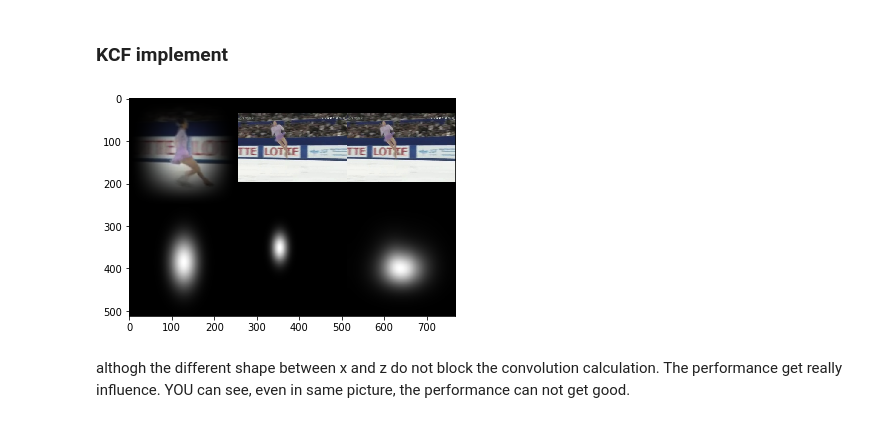
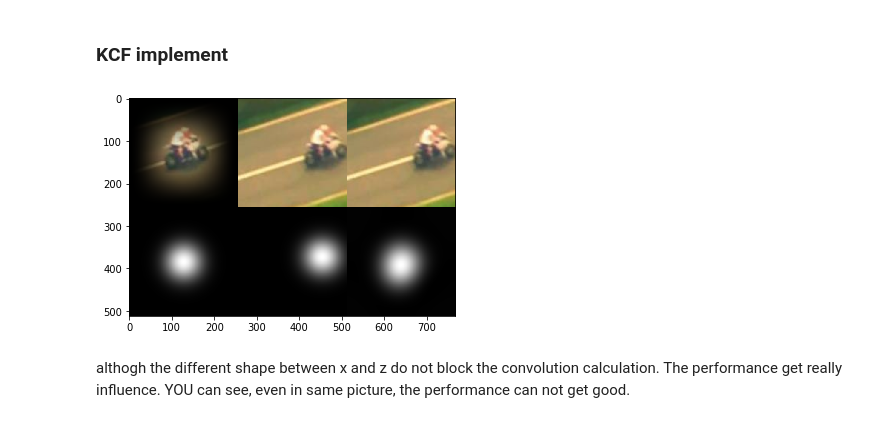
Before and after one commit to veya2ztn/FFTtracking, a Jupyter notebook: FFTtracking_small.ipynb, the cells around one changed output. Drawn from its saved outputs; the diff is of its cells as text; code cells hidden in the pictures.

```diff
--- a/FFTtracking_small.ipynb
+++ b/FFTtracking_small.ipynb
@@ -12,7 +12,7 @@ from image_process import*
 from dataload import *
 train_path="/media/tianning/DATA/VOT/VOT2018"
 dataloader=MyDataLoader(train_path)
-imgprocesser=data_process(128,256)
+imgprocesser=data_process(256,256)
 #xes,yes,zes,tes=get_batch_input(dataloader,imgprocesser,1,True)
 # %% [markdown]
 ### KCF implement
@@ -20,10 +20,13 @@ imgprocesser=data_process(128,256)
 from model_utils import *
 # %%
 dataloader.isfix_frame=True
-dataloader.fixed_frame=10
+dataloader.fixed_frame=5
+# %%
+imgp=imgprocesser
+imgp.detected_offset_mode='random'
 # %%
-imgp=imgprocesser
-xes,yes,zes,tes=get_batch_input(dataloader,imgprocesser,1,True)
+xes,yes,zes,tes=get_batch_input(dataloader,imgprocesser,1,False)
+
 self_entangle = entangle_gauss(xes,xes)
 cros_entangle = entangle_gauss(zes,xes)
 
@@ -31,34 +34,34 @@ final_phase_y = fullfft(yes)
 
 B,C,W,H = self_entangle.shape
 final_phase_x = fullfft(self_entangle)
 final_phase_z = cros_entangle
 
 alphaf = complex_div(final_phase_y,final_phase_x+0.001)
 
 alpha  = torch.irfft(alphaf,2,onesided=False)
 final_phase_o=entangle_tensor(final_phase_z,alpha,'fft','nn',sum_channel=1)
 response=final_phase_o[0,0].cpu().numpy()
 response-= response.min()
 response/= response.max()
 v_centre, h_centre = np.unravel_index(response.argmax(), response.shape)
 vert_delta, horiz_delta = [v_centre - response.shape[0] / 2,
                            h_centre - response.shape[1] / 2]
 vert_delta /=imgp.scale_z
 horiz_delta/=imgp.scale_z
 t=tes[0,0].cpu().numpy()
 y=yes[0,0].cpu().numpy()
 r=response
 a=cv2.resize(imgp.template_patch_win,(256,256))
 b=imgp.detected_patch
 c=cv2.merge([t,t,t])
 d=cv2.merge([r,r,r])
 y=cv2.merge([y,y,y])
 y=cv2.resize(y,(256,256))
 temp1= np.concatenate([a,b,b],1)
 temp2= np.concatenate([y,c,d],1)
 rgb_print(np.concatenate([temp1,temp2]))
 # %% [output]
-[figure, old version]
+[figure, new version]
 # %% [markdown]
 althogh the different shape between x and z do not block the convolution calculation. The performance get really influence.
 YOU can see, even in same picture, the performance can not get good.
```
Also changed, not shown: parts of 23 cells of this notebook, 2 other files.
